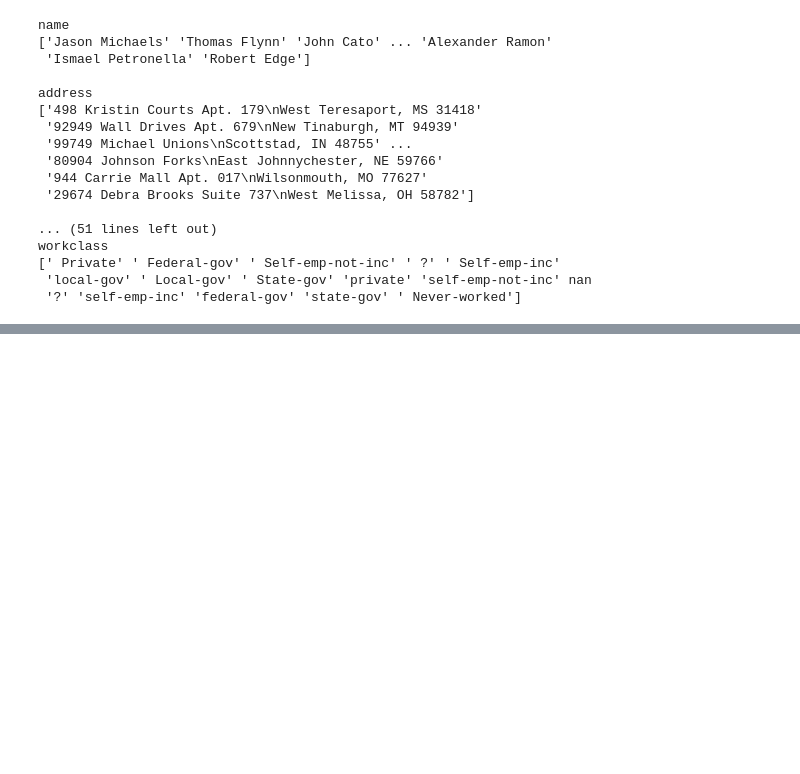
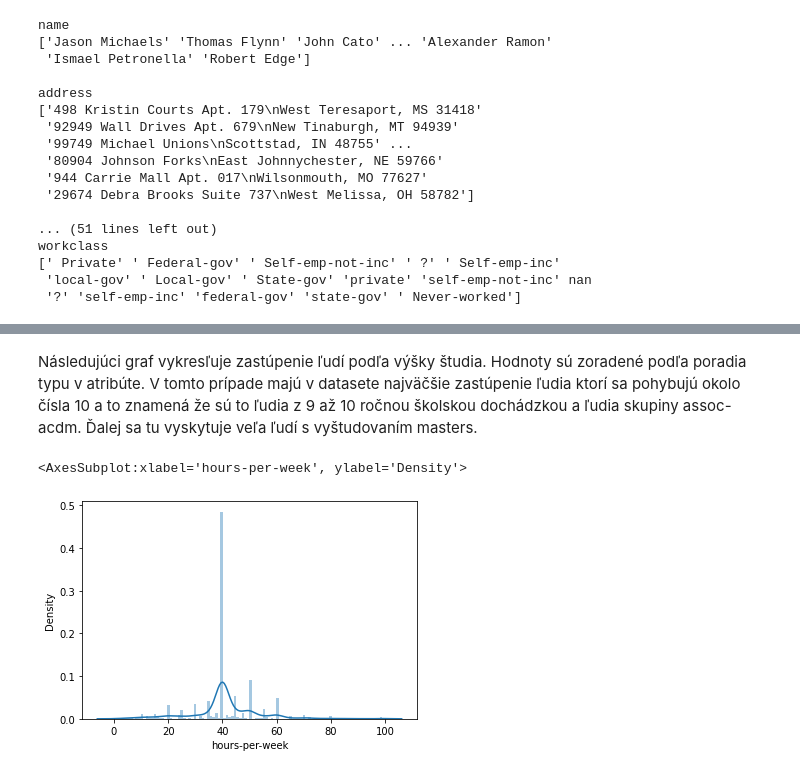
Before and after one commit to SzMatej/IAU_2020-2021, a Jupyter notebook: Project.ipynb, the cells around one changed output, grey strips where cells are left out. Saved outputs shown, nothing was run; the diff lists cells and outputs as text; code cells hidden in the pictures; blank space fills up the shorter version.

```diff
--- a/Project.ipynb
+++ b/Project.ipynb
@@ -101,0 +212,7 @@ array([[<AxesSubplot:title={'center':'capital-gain'}>]], dtype=object)
+# %% [markdown]
+Následujúci graf vykresľuje zastúpenie ľudí podľa výšky študia. Hodnoty sú zoradené podľa poradia typu v atribúte. V tomto prípade majú v datasete najväčšie zastúpenie ľudia ktorí sa pohybujú okolo čísla 10 a to znamená že sú to ľudia z 9 až 10 ročnou školskou dochádzkou a ľudia skupiny assoc-acdm. Ďalej sa tu vyskytuje veľa ľudí s vyštudovaním masters.
+# %%
+sns.distplot(train['hours-per-week'], bins=100)
+# %% [output]
+<AxesSubplot:xlabel='hours-per-week', ylabel='Density'>
+[figure, added]
```
Also changed, not shown: parts of 23 cells of this notebook.
